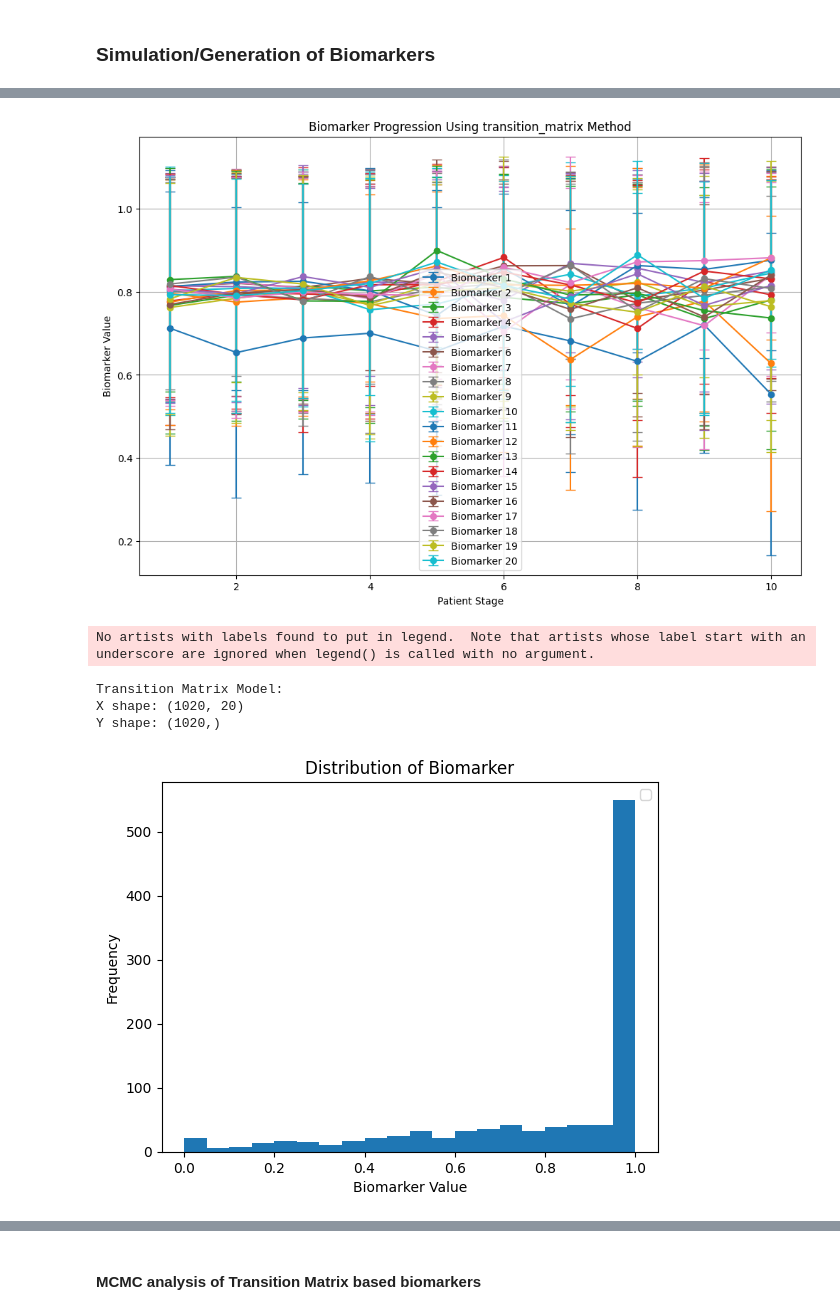
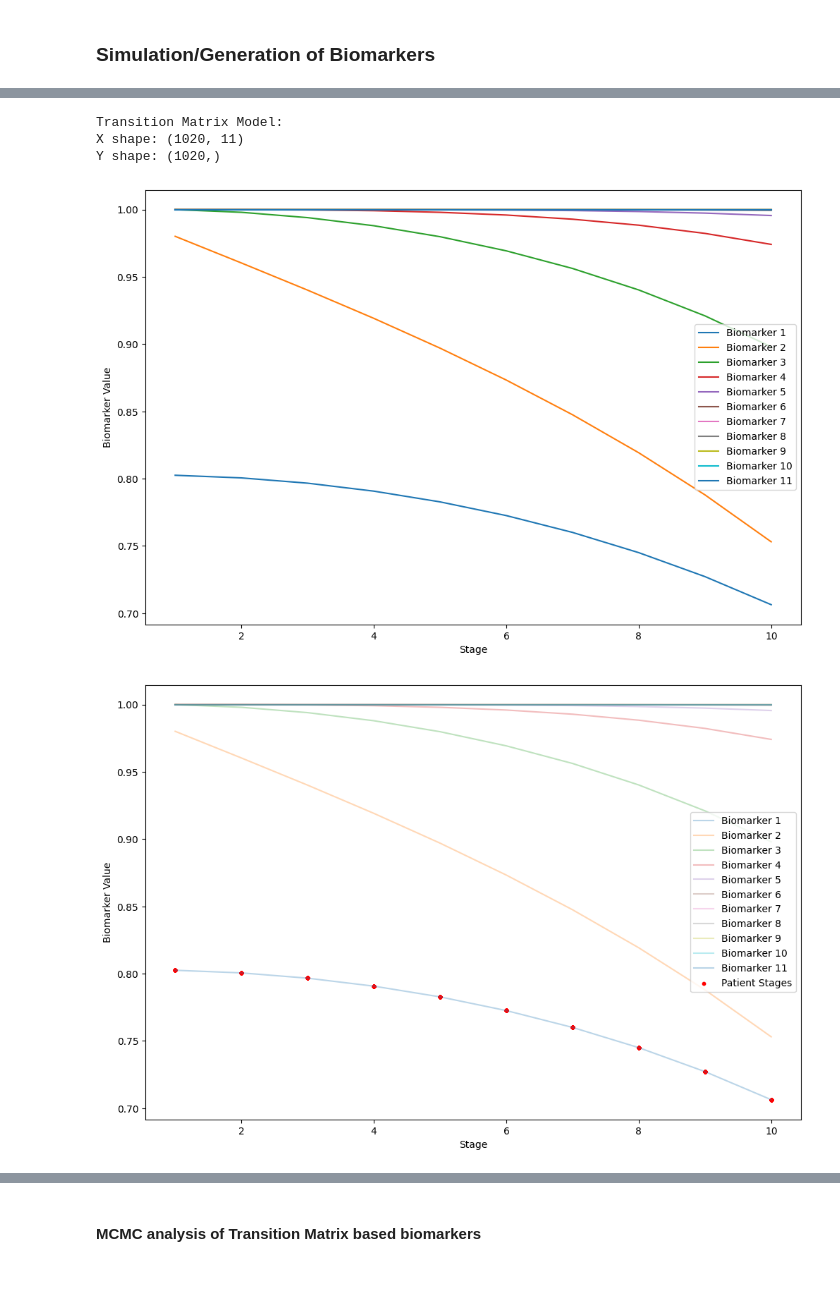
Before and after one commit to LAMCIG/Progression_models_simulations, a Jupyter notebook: simulation_class/biomarker_simulation_demo.ipynb, the cells around one changed output, grey strips where cells are left out. Drawn from its saved outputs; the diff is of its cells as text; code cells hidden in the pictures; blank space fills up the shorter version.

```diff
--- a/simulation_class/biomarker_simulation_demo.ipynb
+++ b/simulation_class/biomarker_simulation_demo.ipynb
@@ -70,33 +82,43 @@ TypeError: cannot unpack non-iterable NoneType object
-# %%
-num_biomarkers = 20
-A = generate_transition_matrix(size=num_biomarkers, coeff=1e-1)
-y_init = initialize_biomarkers(num_biomarkers, init_value=0.9)
-
-biomarkers_params = {
-    'transition_matrix': A,
-    'y_init': y_init
-}
-
-simulator_mat = BiomarkerSimulation(n_patients_stage, biomarkers_params, 'transition_matrix', add_noise=True, noise_std=0.5)
-simulator_mat.simulate()
-simulator_mat.plot_biomarkers()
-
-X_mat, y_mat, stages_mat = simulator.simulate()
-print("Transition Matrix Model:")
-print("X shape:", X_mat.shape)
-print("Y shape:", y_mat.shape)
-
-# debug plot
-plt.hist(X_mat[:, 10], bins=20)
-plt.xlabel('Biomarker Value')
-plt.ylabel('Frequency')
-plt.title('Distribution of Biomarker')
-plt.legend()
-plt.show()
-# %% [output]
-[figure, removed]
-No artists with labels found to put in legend.  Note that artists whose label start with an underscore are ignored when legend() is called with no argument.
-Transition Matrix Model:
-X shape: (1020, 20)
-Y shape: (1020,)
-[figure, removed]
+# %%
+from biomarker_simulation import BiomarkerSimulation
+from biomarker_utils import generate_transition_matrix, initialize_biomarkers
+import matplotlib.pyplot as plt
+import numpy as np
+
+# Patient STages
+n_patients_stage_expanded = {
+    1: 200, 2: 250, 3: 200, 4: 70, 5: 80,
+    6: 60, 7: 50, 8: 40, 9: 40, 10: 30
+}
+
+# Define the number of biomarkers and the coefficient for the transition matrix
+# Generate the transition matrix and initial biomarkers
+num_biomarkers = 11
+coeff = 1e-1
+transition_matrix = generate_transition_matrix(num_biomarkers, coeff)
+y_init = initialize_biomarkers(num_biomarkers, init_value=0.9)
+
+# Define the biomarker parameters
+biomarkers_params_transition = {
+    'transition_matrix': transition_matrix,
+    'y_init': y_init
+}
+
+# Instantiate and simulate using the transition matrix model
+simulator_transition = BiomarkerSimulation(n_patients_stage_expanded, biomarkers_params_transition, method='transition_matrix', n_stages=40)
+X_transition, y_transition, stages_transition = simulator_transition.simulate()
+
+print("Transition Matrix Model:")
+print("X shape:", X_transition.shape)
+print("Y shape:", y_transition.shape)
+
+# Plot biomarker progression
+simulator_transition.plot_biomarkers()
+simulator_transition.plot_patient_stages()
+simulator_transition.plot_biomarker_distribution(biomarker_index=0)
+# %% [output]
+Transition Matrix Model:
+X shape: (1020, 11)
+Y shape: (1020,)
+[figure, added]
+[figure, added]
```
Also changed, not shown: parts of 8 cells of this notebook, 6 other files.
